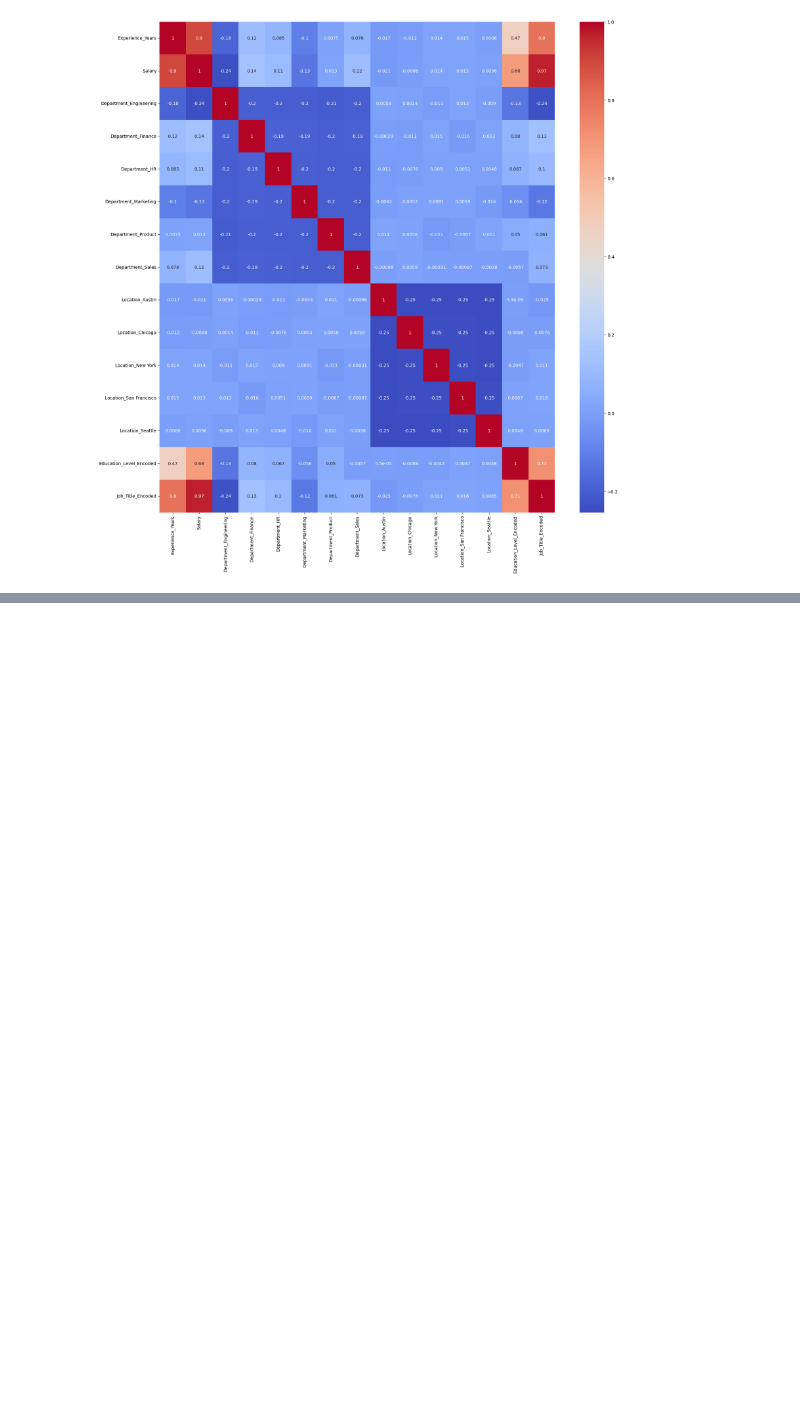
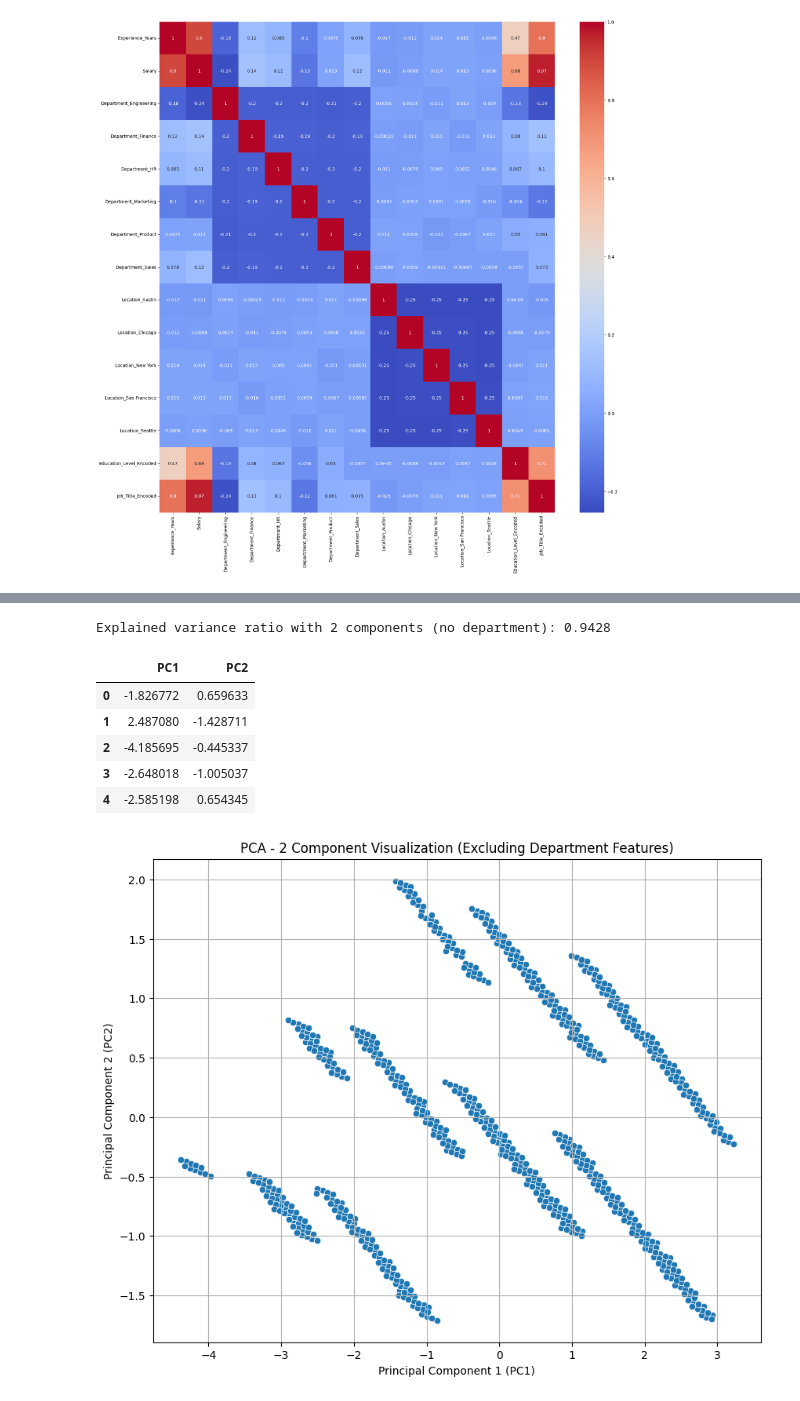
Before and after one commit to AnnabelleMcSharry/AI-ML-Car-Data, a Jupyter notebook: Task_2.ipynb, the cells around one changed output, grey strips where cells are left out. Saved outputs shown, nothing was run; the diff lists cells and outputs as text; code cells hidden in the pictures; blank space fills up the shorter version.

```diff
--- a/Task_2.ipynb
+++ b/Task_2.ipynb
@@ -377,0 +427,44 @@ max        1.968532e+00             1.417402e+00       1.229942e+00
+# %%
+from sklearn.preprocessing import StandardScaler
+from sklearn.decomposition import PCA
+import matplotlib.pyplot as plt
+import seaborn as sns
+
+# Identify 'Department' columns to drop from the Employees_encoded DataFrame
+department_cols = [col for col in Employees_encoded.columns if 'Department_' in col]
+
+# Create a new DataFrame without department features (and without location as it was already dropped)
+Employees_no_dept = Employees_encoded.drop(columns=department_cols)
+
+# Scale the new DataFrame
+scaler_no_dept = StandardScaler()
+Employees_no_dept_scaled = pd.DataFrame(scaler_no_dept.fit_transform(Employees_no_dept),
+                                          columns=Employees_no_dept.columns)
+
+# Apply PCA with 2 components to the data without department features
+pca_2_components_no_dept = PCA(n_components=2)
+Employees_pca_2d_no_dept = pca_2_components_no_dept.fit_transform(Employees_no_dept_scaled)
+
+# Create a DataFrame for the 2 principal components
+Employees_pca_2d_no_dept_df = pd.DataFrame(Employees_pca_2d_no_dept, columns=['PC1', 'PC2'])
+
+print(f"Explained variance ratio with 2 components (no department): {pca_2_components_no_dept.explained_variance_ratio_.sum():.4f}")
+display(Employees_pca_2d_no_dept_df.head())
+
+# Plotting the 2D PCA results
+plt.figure(figsize=(10, 8))
+sns.scatterplot(x='PC1', y='PC2', data=Employees_pca_2d_no_dept_df, legend='full')
+plt.title('PCA - 2 Component Visualization (Excluding Department Features)')
+plt.xlabel('Principal Component 1 (PC1)')
+plt.ylabel('Principal Component 2 (PC2)')
+plt.grid(True)
+plt.show()
+# %% [output]
+Explained variance ratio with 2 components (no department): 0.9428
+|  | PC1 | PC2 |
+| 0 | -1.826772 | 0.659633 |
+| 1 | 2.487080 | -1.428711 |
+| 2 | -4.185695 | -0.445337 |
+| 3 | -2.648018 | -1.005037 |
+| 4 | -2.585198 | 0.654345 |
+[figure, added]
```
Also changed, not shown: parts of 16 cells of this notebook.
